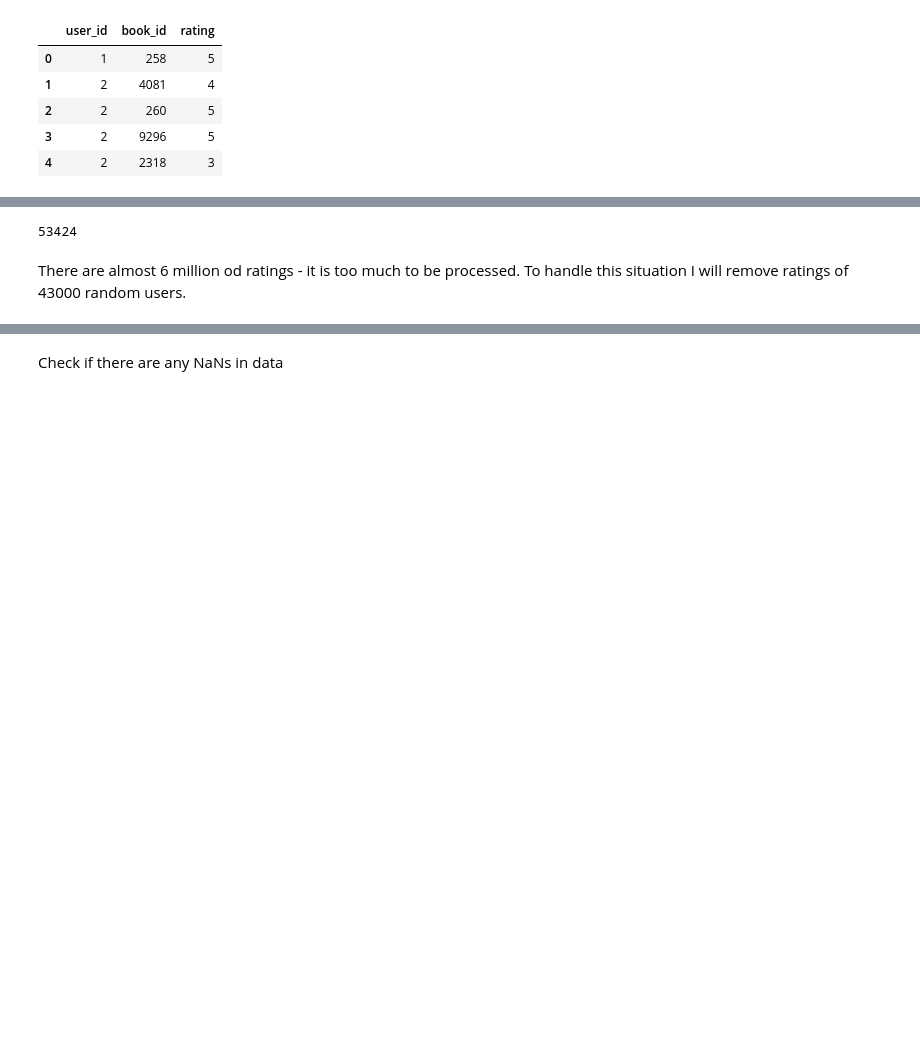
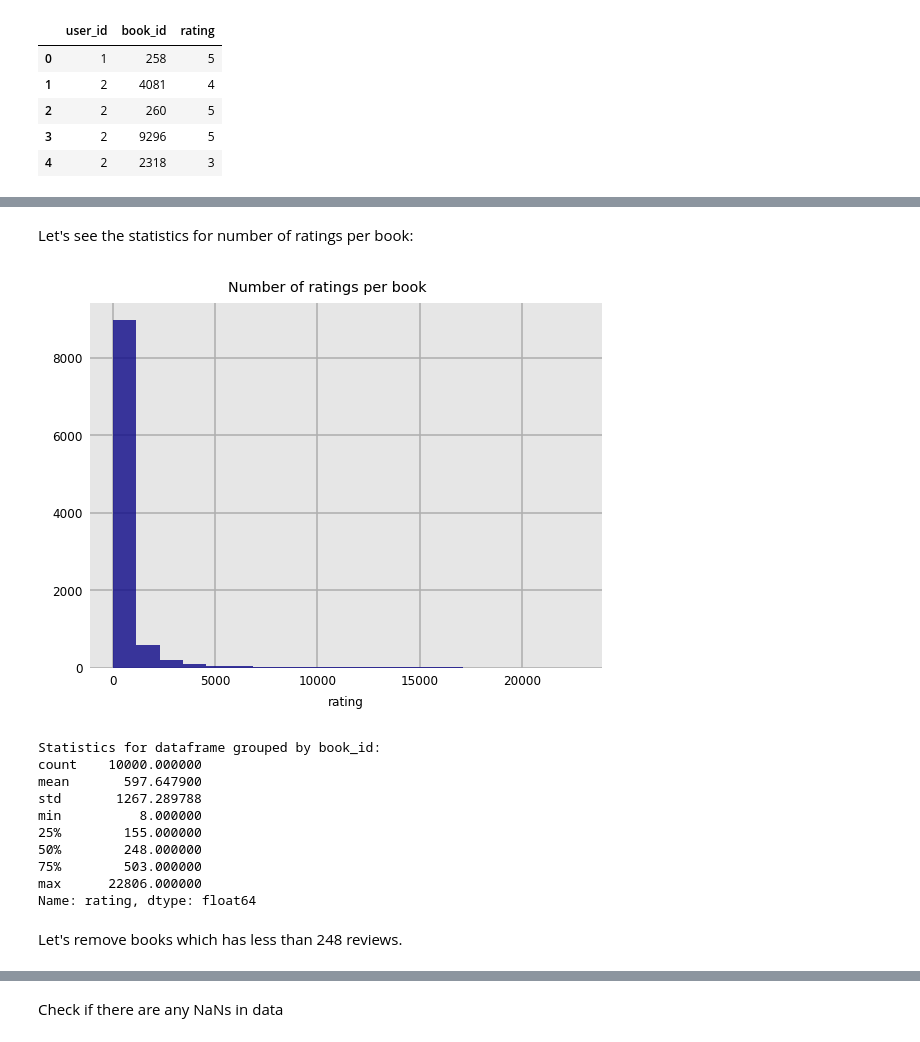
Before and after one commit to zuba0/Book-recommendation-system, a Jupyter notebook: Collaborative filtering.ipynb, the cells around one changed output, grey strips where cells are left out. Drawn from its saved outputs; the diff is of its cells as text; code cells hidden in the pictures; blank space fills up the shorter version.

```diff
--- a/Collaborative filtering.ipynb
+++ b/Collaborative filtering.ipynb
@@ -18,0 +57,2 @@ display(ratings.head(5))
+# %%
+grouped_by_user = grouping(ratings, 'user_id')
@@ -23,6 +77,18 @@ ratings.shape
-# %%
-len(ratings.user_id.unique())
-# %% [output]
-53424
-# %% [markdown]
-There are almost 6 million od ratings - it is too much to be processed. To handle this situation I will remove ratings of 43000 random users.
+# %% [markdown]
+Let's see the statistics for number of ratings per book:
+# %%
+check_ratings(ratings, 'book_id')
+# %% [output]
+[figure, added]
+Statistics for dataframe grouped by book_id:
+count    10000.000000
+mean       597.647900
+std       1267.289788
+min          8.000000
+25%        155.000000
+50%        248.000000
+75%        503.000000
+max      22806.000000
+Name: rating, dtype: float64
+# %% [markdown]
+Let's remove books which has less than 248 reviews.
```
Also changed, not shown: parts of 39 cells of this notebook.
